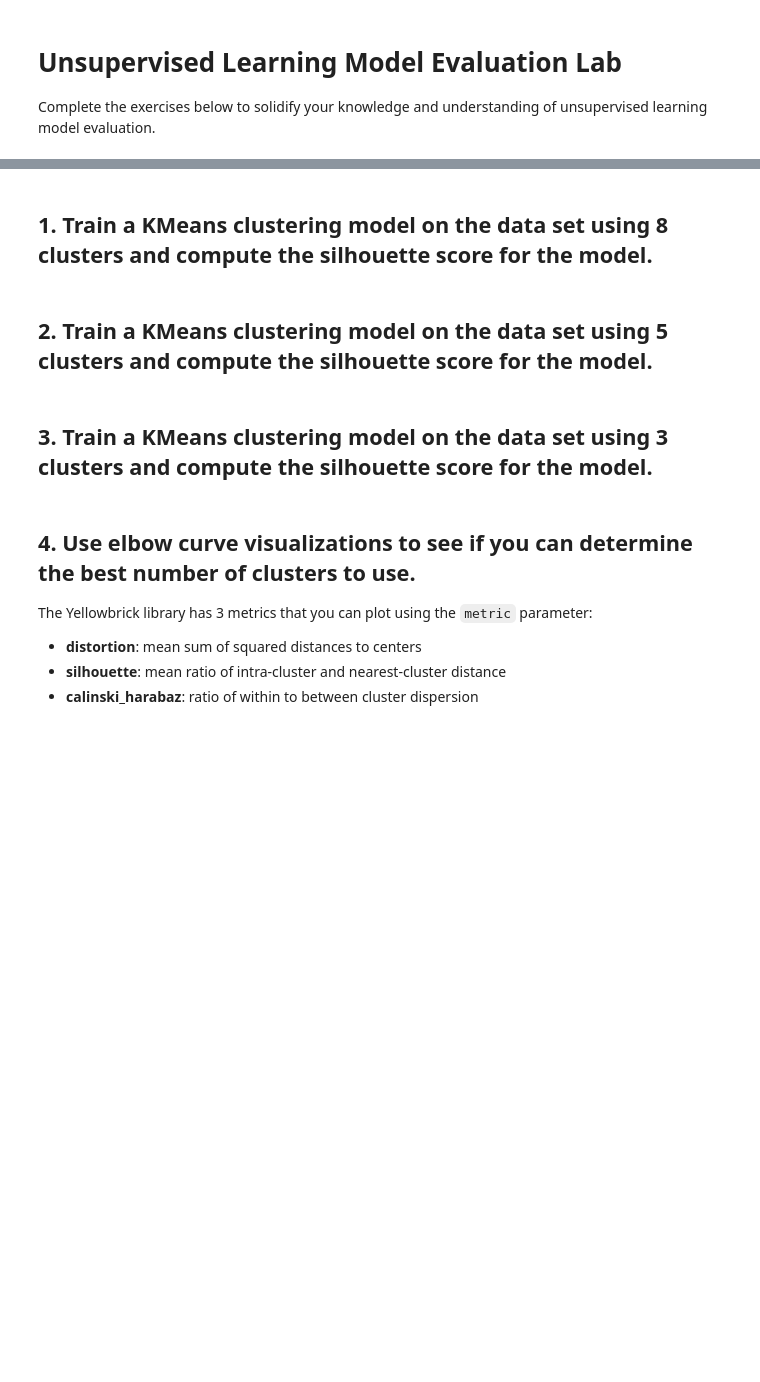
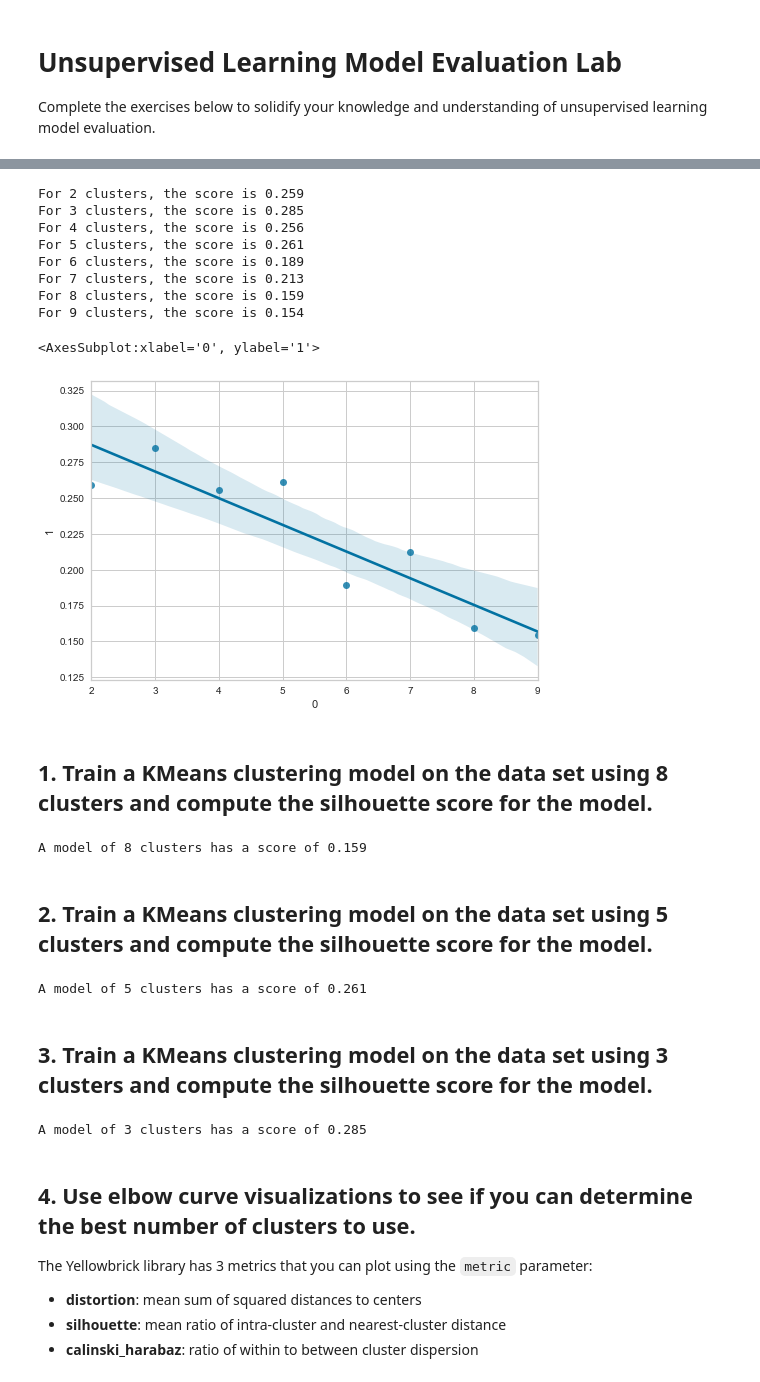
Before and after one commit to ta-data-lis/lab-learning-evaluation, a Jupyter notebook: your-code/main.ipynb, the cells around one changed output, grey strips where cells are left out. Cells and saved outputs as stored; diff of their text form; code cells hidden in the pictures; blank space fills up the shorter version.

```diff
--- a/your-code/main.ipynb
+++ b/your-code/main.ipynb
@@ -11,5 +24,6 @@ from sklearn import datasets
 
 data = datasets.load_wine()
 
-X = pd.DataFrame(data["data"], columns=data["feature_names"])
+x = pd.DataFrame(data["data"], columns=data["feature_names"])
 y = pd.Series(data["target"])
+x.sample(10)
@@ -16,9 +42,72 @@ y = pd.Series(data["target"])
+# %%
+clust = 2
+n = 8
+scores = []
+for i in range(0,n):
+    #I escale the data, just in case
+    scal = StandardScaler()
+    w_std = scal.fit_transform(x, y)
+
+    #We do the thing
+    w_cluster = KMeans(n_clusters=clust, random_state=23)
+    model = w_cluster.fit(w_std)
+
+    #We get the predicts and score from the thing
+    preds = model.predict(w_std)
+    score = silhouette_score(w_std, preds,random_state=23)
+
+    print("For", clust,"clusters, the score is", round(score,3))
+    scores.append([clust,score])
+    clust += 1
+scores = pd.DataFrame(scores)
+sns.regplot(scores[0], scores[1])
+# %% [output]
+For 2 clusters, the score is 0.259
+For 3 clusters, the score is 0.285
+For 4 clusters, the score is 0.256
+For 5 clusters, the score is 0.261
+For 6 clusters, the score is 0.189
+For 7 clusters, the score is 0.213
+For 8 clusters, the score is 0.159
+For 9 clusters, the score is 0.154
+<AxesSubplot:xlabel='0', ylabel='1'>
+[figure, added]
 # %% [markdown]
 ## 1. Train a KMeans clustering model on the data set using 8 clusters and compute the silhouette score for the model.
+# %%
+#Using the model on the initial cell, and creating a universal finder
+n = 8
+def cluster_scorer(c, df):
+    return round(float(scores.loc[scores[0] == c][1]),3)
+
+
+print(f"A model of {n} clusters has a score of {cluster_scorer(n,scores)}")
+# %% [output]
+A model of 8 clusters has a score of 0.159
 # %% [markdown]
 ## 2. Train a KMeans clustering model on the data set using 5 clusters and compute the silhouette score for the model.
+# %%
+#Using the function defined on the cell above
+n = 5
+def cluster_scorer(c, df):
+    return round(float(scores.loc[scores[0] == c][1]),3)
+
+
+print(f"A model of {n} clusters has a score of {cluster_scorer(n,scores)}")
+# %% [output]
+A model of 5 clusters has a score of 0.261
 # %% [markdown]
 ## 3. Train a KMeans clustering model on the data set using 3 clusters and compute the silhouette score for the model.
+# %%
+#Using the function defined on the cell above
+n = 3
+def cluster_scorer(c, df):
+    return round(float(scores.loc[scores[0] == c][1]),3)
+
+
+print(f"A model of {n} clusters has a score of {cluster_scorer(n,scores)}")
+# %% [output]
+A model of 3 clusters has a score of 0.285
 # %% [markdown]
 ## 4. Use elbow curve visualizations to see if you can determine the best number of clusters to use.
 
```
Also changed, not shown: parts of 8 cells of this notebook.
